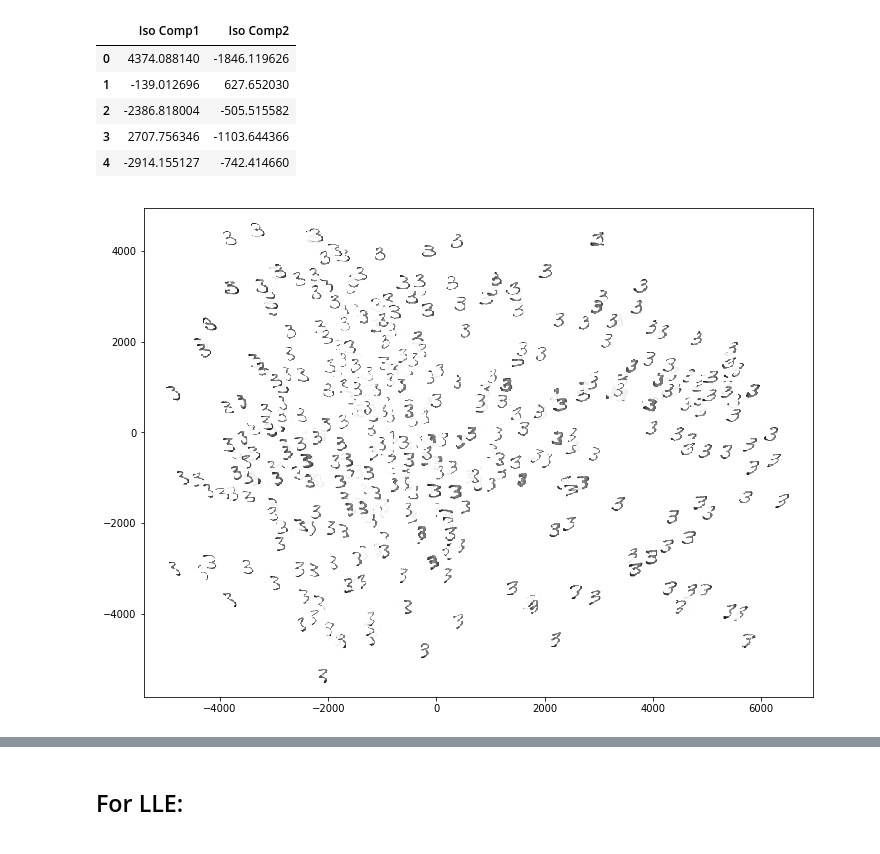
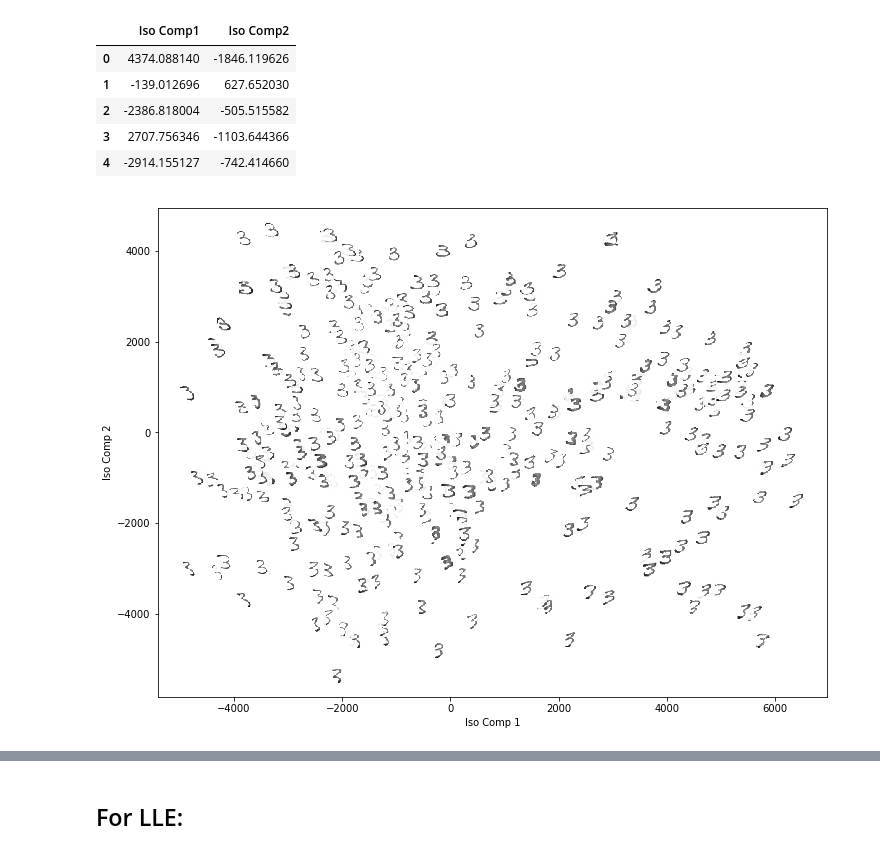
Before and after one commit to shreesha-1990/657A-Assignments, a Jupyter notebook: Assignment 1.ipynb, the cells around one changed output, grey strips where cells are left out. Saved outputs shown, nothing was run; the diff lists cells and outputs as text; code cells hidden in the pictures.

Commit message:
Added answers to III.1 and III.2. also made some changes to digitPlot()

```diff
--- a/Assignment 1.ipynb
+++ b/Assignment 1.ipynb
@@ -486,7 +489,6 @@ LLE_2_df.head()
 # %%
 from matplotlib.offsetbox import OffsetImage, AnnotationBbox
-#from matplotlib.cbook import get_sample_data
-#import cv2
+
 def imscatter(x, y, z, ax=None, zoom=0.9):
     if ax is None:
         ax = plt.gca()
@@ -502,10 +504,10 @@ def imscatter(x, y, z, ax=None, zoom=0.9):
     ax.autoscale()
     return artists
 
-def plotDigits(x,y,z, zoom = 1):
+def plotDigits(x,y,z, xlabel, ylabel, zoom = 1):
     fig, ax = plt.subplots(figsize=(12, 9))
-    #ax.axhline(-0.0, color='black', lw=1)
-    #ax.axvline(-0.0625, color='black', lw=1)
+    plt.xlabel(xlabel)
+    plt.ylabel(ylabel)
     ax.set_facecolor((1.0, 1.0, 1.0))
     imscatter(x, y, z, zoom= zoom, ax=ax)
     plt.show()
@@ -541,11 +546,11 @@ Iso_2_df.head()
 | 3 | 2707.756346 | -1103.644366 |
 | 4 | -2914.155127 | -742.414660 |
 # %%
-#Plotting word embeddings for LLE:
+#Plotting word embeddings for ISOMAP:
 x = Iso_2_df['Iso Comp1']
 y = Iso_2_df['Iso Comp2']
 z =  np.array(DataB_df_3)
 
-plotDigits(x, y, z, zoom = 0.7)
+plotDigits(x, y, z, 'Iso Comp 1', 'Iso Comp 2', zoom = 0.7)
 # %% [output]
-[figure, old version]
+[figure, new version]
```
Also changed, not shown: parts of 34 cells of this notebook.
